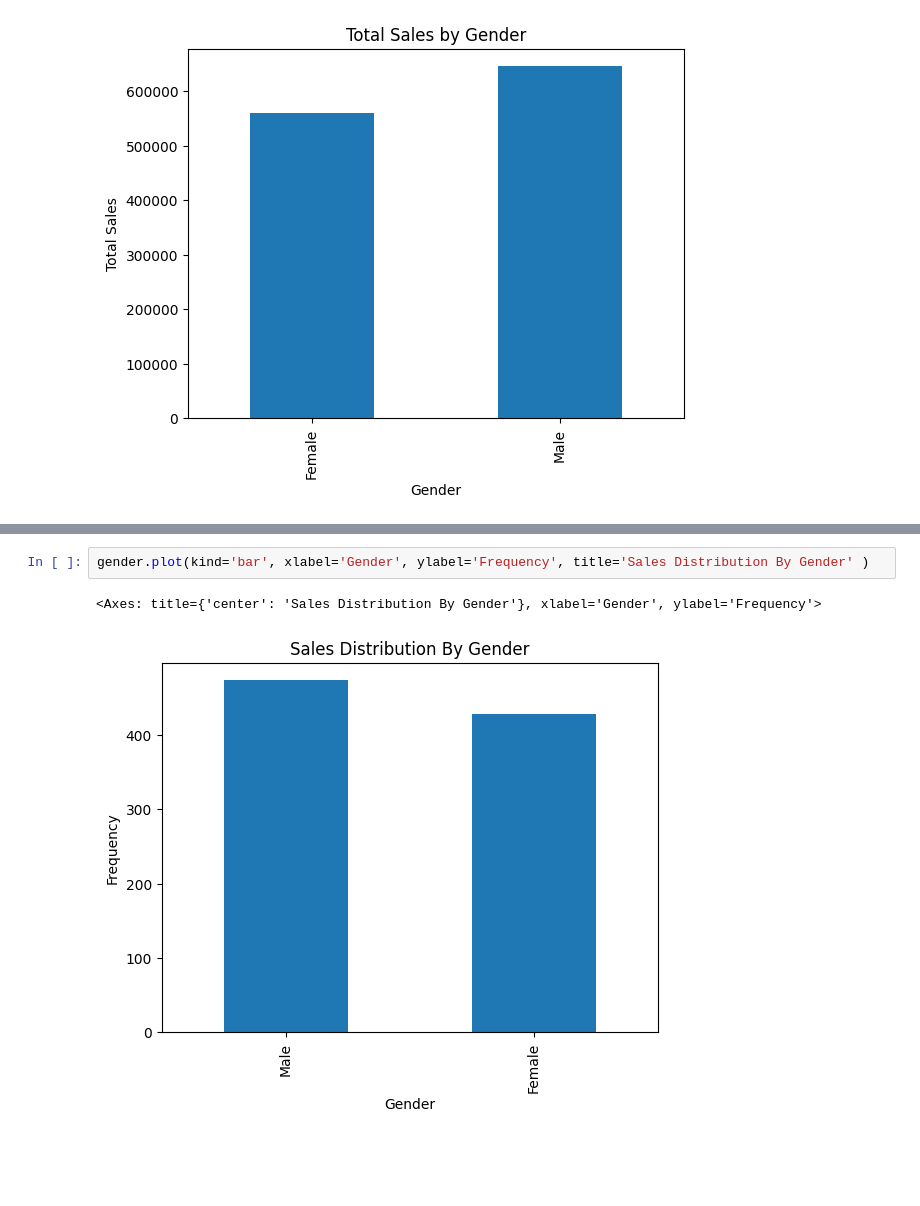
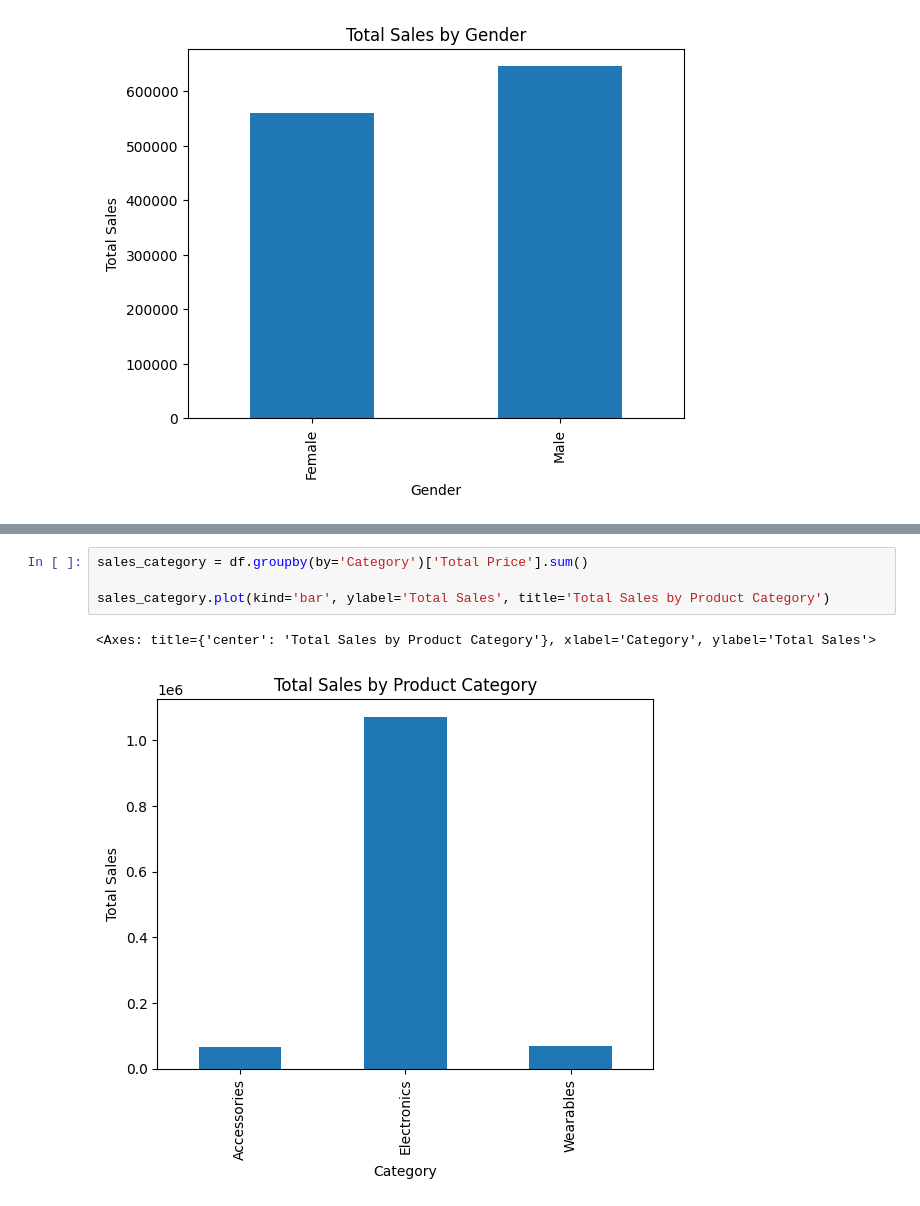
Before and after one commit to abrehamashebir/GO2COD_DS_03, a Jupyter notebook: notebook/telecom_sales.ipynb, the cells around one changed output, grey strips where cells are left out. Saved outputs shown, nothing was run; the diff lists cells and outputs as text; blank space fills up the shorter version.

```diff
--- a/notebook/telecom_sales.ipynb
+++ b/notebook/telecom_sales.ipynb
@@ -266,5 +266,7 @@ category.plot(kind='bar', xlabel='Item Category', ylabel='Frequency', title='Sal
-# %%
-gender.plot(kind='bar', xlabel='Gender', ylabel='Frequency', title='Sales Distribution By Gender' )
-# %% [output]
-<Axes: title={'center': 'Sales Distribution By Gender'}, xlabel='Gender', ylabel='Frequency'>
-[figure, removed]
+# %%
+sales_category = df.groupby(by='Category')['Total Price'].sum()
+
+sales_category.plot(kind='bar', ylabel='Total Sales', title='Total Sales by Product Category')
+# %% [output]
+<Axes: title={'center': 'Total Sales by Product Category'}, xlabel='Category', ylabel='Total Sales'>
+[figure, added]
```
Also changed, not shown: parts of 6 cells of this notebook.
